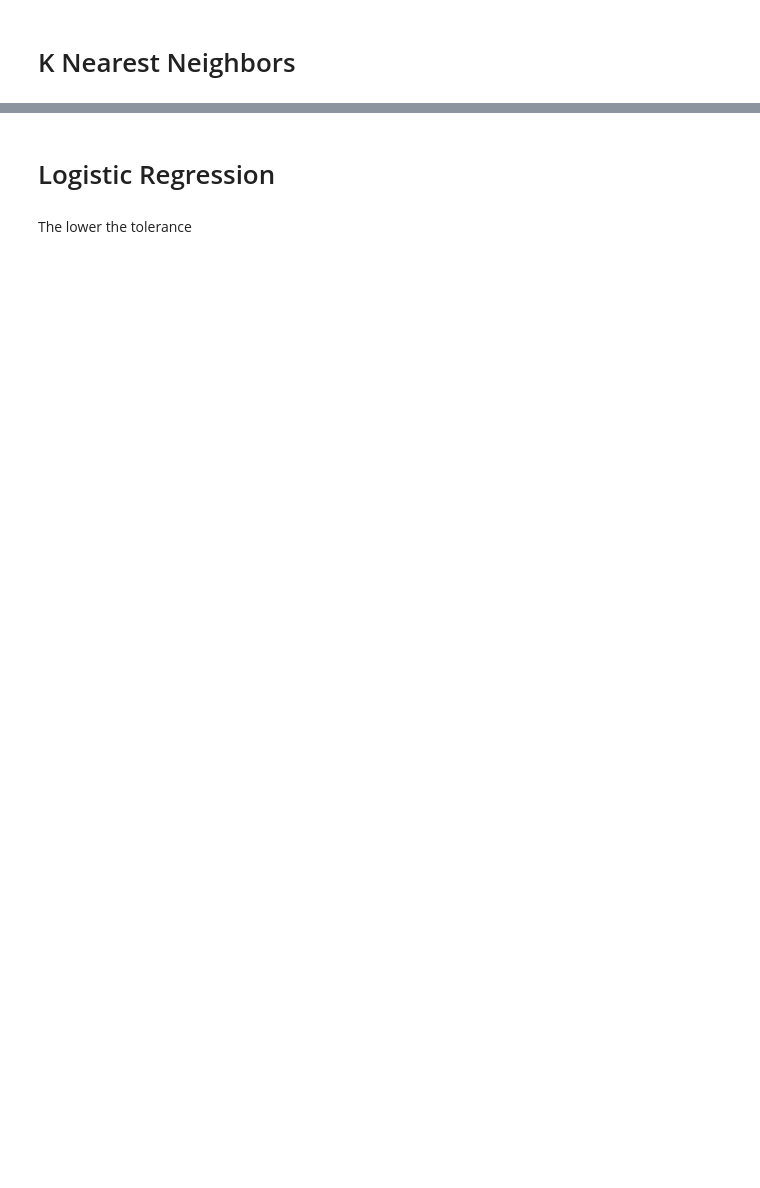
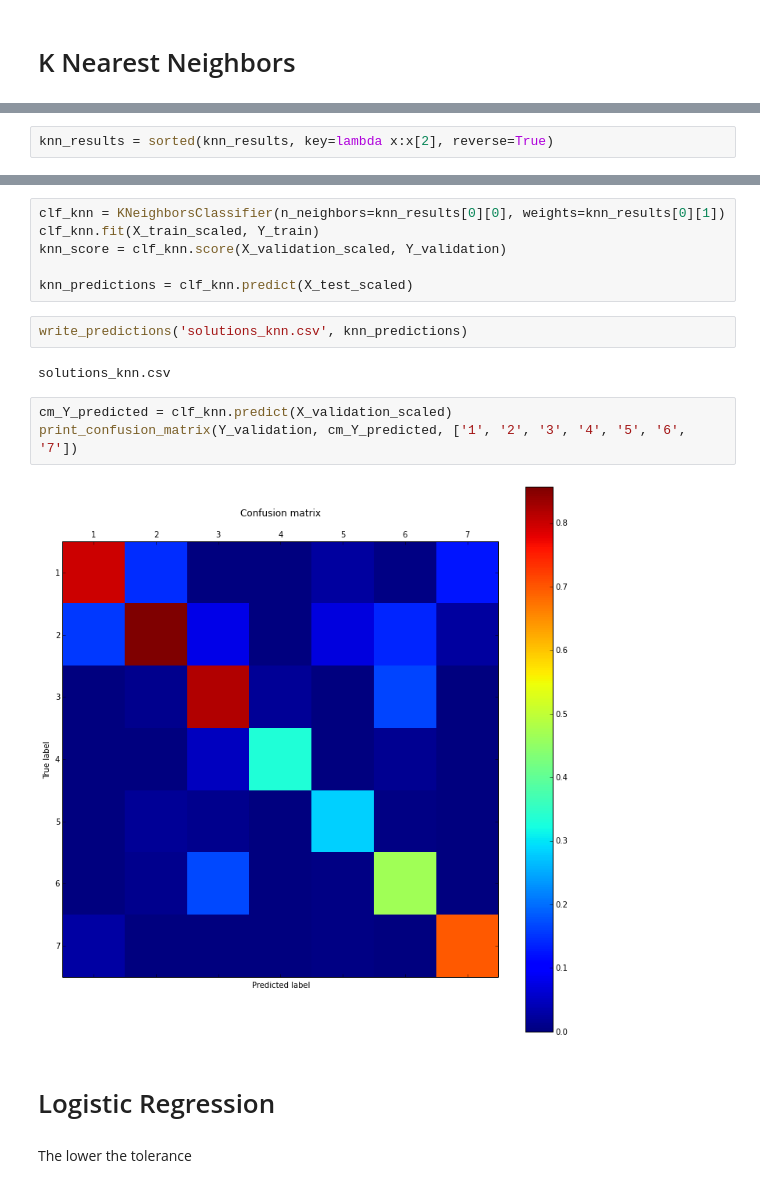
Before and after one commit to ElDeveloper/machine_learning, a Jupyter notebook: project_1/Project 1.ipynb, the cells around one changed output, grey strips where cells are left out. Cells and saved outputs as stored; diff of their text form; blank space fills up the shorter version.

```diff
--- a/project_1/Project 1.ipynb
+++ b/project_1/Project 1.ipynb
@@ -128,0 +178,2 @@ fd.close()
+# %%
+knn_results = sorted(knn_results, key=lambda x:x[2], reverse=True)
@@ -129,3 +196,18 @@ fd.close()
+# %%
+clf_knn = KNeighborsClassifier(n_neighbors=knn_results[0][0], weights=knn_results[0][1])
+clf_knn.fit(X_train_scaled, Y_train)
+knn_score = clf_knn.score(X_validation_scaled, Y_validation)
+
+knn_predictions = clf_knn.predict(X_test_scaled)
+# %%
+write_predictions('solutions_knn.csv', knn_predictions)
+# %% [output]
+solutions_knn.csv
+# %%
+cm_Y_predicted = clf_knn.predict(X_validation_scaled)
+print_confusion_matrix(Y_validation, cm_Y_predicted, ['1', '2', '3', '4', '5', '6', '7'])
+# %% [output]
+[figure, added]
 # %% [markdown]
 # Logistic Regression
 # %% [markdown]
```
Also changed, not shown: parts of 42 cells of this notebook.
